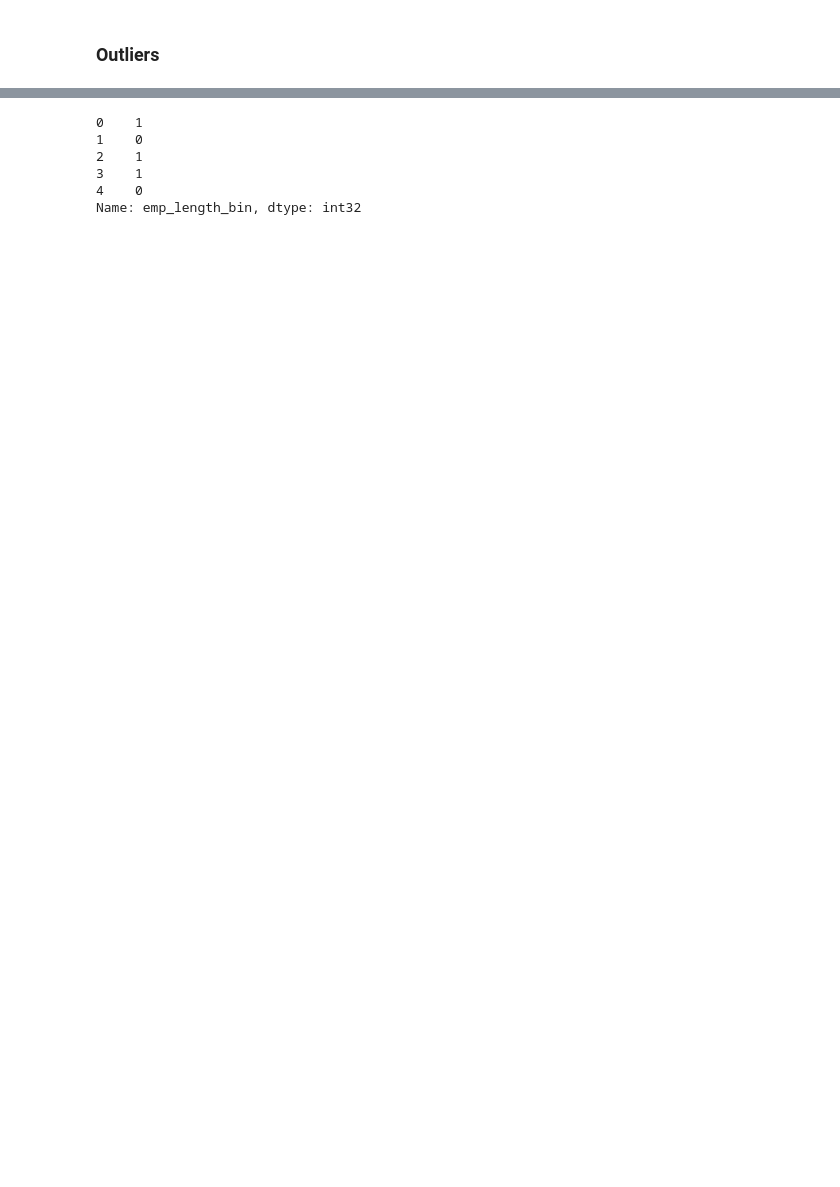
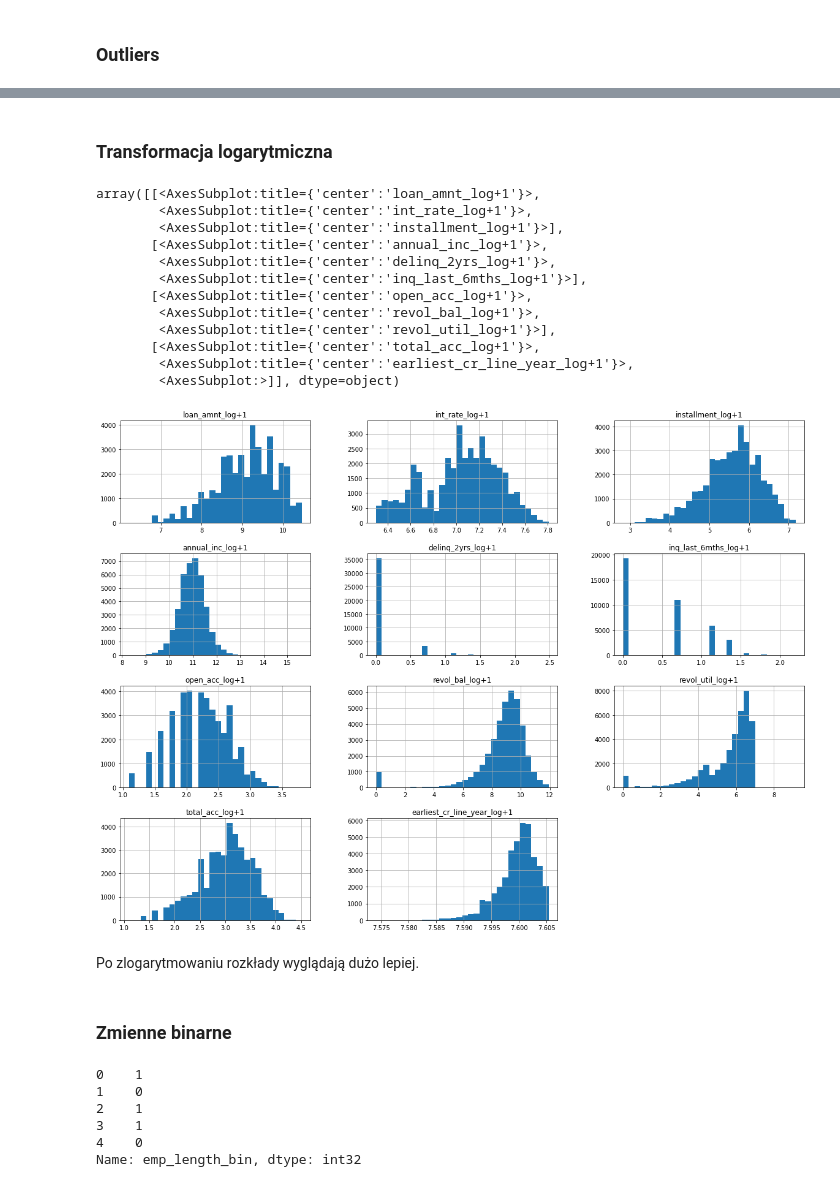
Before and after one commit to ambiwalencja/DataScienceMLprojekt, a Jupyter notebook: 3_projekt_ml_feature_engineering_HS.ipynb, the cells around one changed output, grey strips where cells are left out. Cells and saved outputs as stored; diff of their text form; code cells hidden in the pictures; blank space fills up the shorter version.

```diff
--- a/3_projekt_ml_feature_engineering_HS.ipynb
+++ b/3_projekt_ml_feature_engineering_HS.ipynb
@@ -77,0 +133,2 @@ df.to_csv('Loan_data_no_outliers.csv', index=False)
+# %% [markdown]
+### Transformacja logarytmiczna
@@ -78 +138,24 @@ df.to_csv('Loan_data_no_outliers.csv', index=False)
+# %%
+column_list = ['loan_amnt_log+1', 'int_rate_log+1', 'installment_log+1', 'annual_inc_log+1', 'delinq_2yrs_log+1',
+               'inq_last_6mths_log+1', 'open_acc_log+1', 'revol_bal_log+1', 'revol_util_log+1', 'total_acc_log+1',
+               'earliest_cr_line_year_log+1']
+df[column_list].hist(bins=30, figsize=(20, 15))
+# %% [output]
+array([[<AxesSubplot:title={'center':'loan_amnt_log+1'}>,
+        <AxesSubplot:title={'center':'int_rate_log+1'}>,
+        <AxesSubplot:title={'center':'installment_log+1'}>],
+       [<AxesSubplot:title={'center':'annual_inc_log+1'}>,
+        <AxesSubplot:title={'center':'delinq_2yrs_log+1'}>,
+        <AxesSubplot:title={'center':'inq_last_6mths_log+1'}>],
+       [<AxesSubplot:title={'center':'open_acc_log+1'}>,
+        <AxesSubplot:title={'center':'revol_bal_log+1'}>,
+        <AxesSubplot:title={'center':'revol_util_log+1'}>],
+       [<AxesSubplot:title={'center':'total_acc_log+1'}>,
+        <AxesSubplot:title={'center':'earliest_cr_line_year_log+1'}>,
+        <AxesSubplot:>]], dtype=object)
+[figure, added]
+# %% [markdown]
+Po zlogarytmowaniu rozkłady wyglądają dużo lepiej.
+# %% [markdown]
+### Zmienne binarne
 # %%
```
Also changed, not shown: parts of 43 cells of this notebook, 1 other file.
